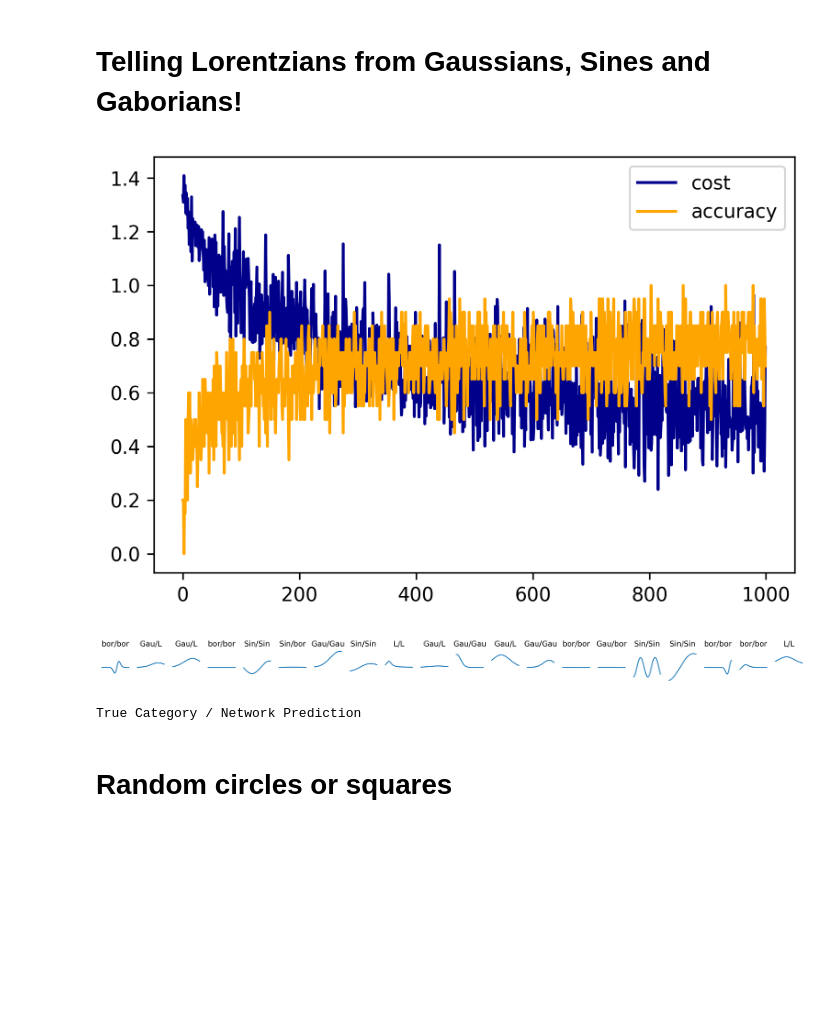
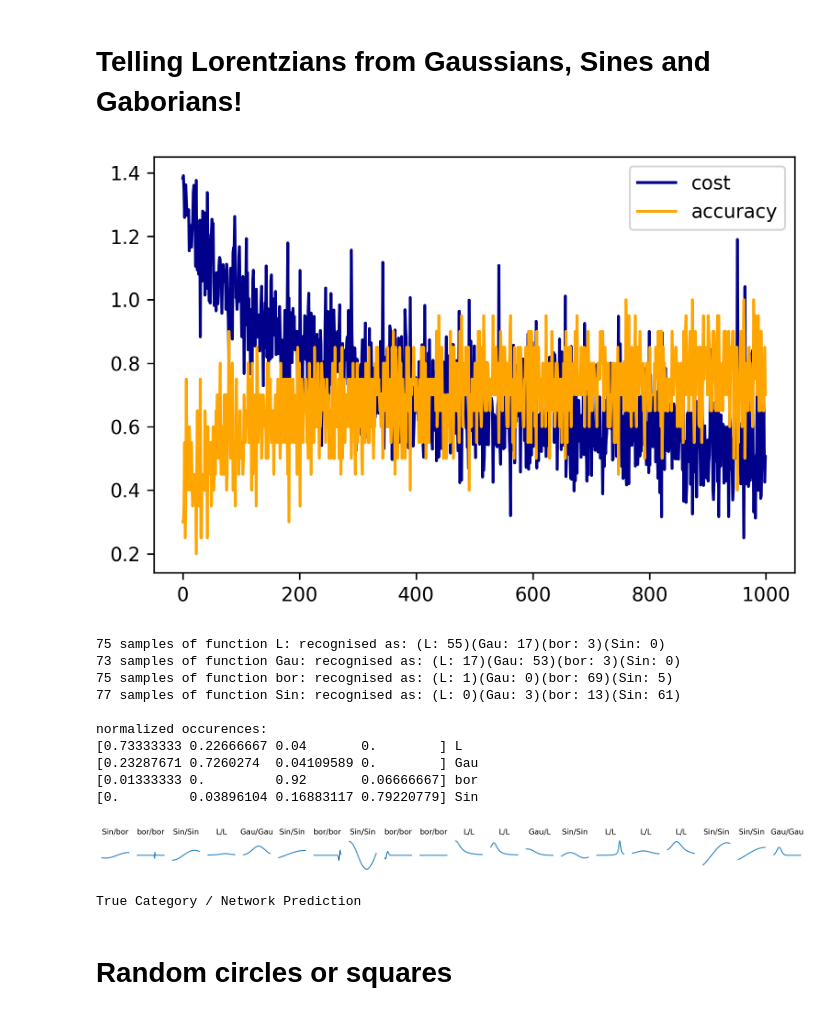
Before and after one commit to FlorianMarquardt/machine-learning-for-physicists, a Jupyter notebook: 04_homework_ImageRecognition.ipynb, the cells around one changed output. Saved outputs shown, nothing was run; the diff lists cells and outputs as text; code cells hidden in the pictures; blank space fills up the shorter version.

```diff
--- a/04_homework_ImageRecognition.ipynb
+++ b/04_homework_ImageRecognition.ipynb
@@ -65,7 +65,7 @@ functions = [ params_Gabor, params_Gauss]
 functions = [ params_Sine, params_Gauss]
 functions = [ params_Gabor, params_Sine]
 functions = [ params_Gabor, params_Sine, params_Gauss]
-functions = [ params_Gabor, params_Sine, params_Lorentz, params_Gauss]
+functions = [ params_Lorentz, params_Gauss, params_Gabor, params_Sine]
 
 
 N=100 # number of pixels in 'image'
@@ -120,28 +120,64 @@ for j in range(steps):
         plt.legend()
         plt.show()
 # %% [output]
-[figure, old version]
+[figure, new version]
 # %%
+# make test set
+n_samples=300
+y_in,y_target,names=my_generator1D(n_samples,x)
+y_pred=Net.predict_on_batch(y_in)
+
+correlation = np.zeros((len(functions),len(functions)))
+
+check_sum = np.zeros(len(functions))
+for j in range(n_samples):
+    correlation[np.argmax(y_target[j,:]), np.argmax(y_pred[j,:])]+=int(1)
+
+
+sum_targets = np.sum(correlation, axis=1)
+
+# print(str(correlation))
+# print(str(sum_targets[:,None]))
+
+for j in range(len(functions)):
+  text = str(int(sum_targets[j]))+" samples of function "+functions[j]["name"]+": "+\
+  "recognised as: "
+  for k in range (len(functions)):
+    text += "("+functions[k]["name"]+": "+str(int(correlation[j,k]))+")"
+  print (text)
+correlation = correlation[:,:]/sum_targets[:,None]
+
+print("\nnormalized occurences:")
+for j in range(len(functions)):
+  print (str(correlation[j,:])+" "+functions[j]["name"])
 # plot some examples:
 
-y_pred=Net.predict_on_batch(y_in)
 n_samples=20
 fig,ax=plt.subplots(ncols=n_samples,nrows=1,figsize=(n_samples,1))
 Name={}
 Name[True]="L" # Lorentz
 Name[False]="G" # Gauss
 for j in range(n_samples):
     ax[j].plot(y_in[j,:])
     ax[j].set_ylim([-1,1])
     ax[j].axis('off')
-    ax[j].set_title(Name[y_target[j,0]>0.5]+"/"+Name[y_pred[j,0]>0.5])
     ax[j].set_title(names[np.argmax(y_target[j,:])]+"/"+names[np.argmax(y_pred[j,:])])
 plt.show()
 
 print("True Category / Network Prediction")
 # %% [output]
+75 samples of function L: recognised as: (L: 55)(Gau: 17)(bor: 3)(Sin: 0)
+73 samples of function Gau: recognised as: (L: 17)(Gau: 53)(bor: 3)(Sin: 0)
+75 samples of function bor: recognised as: (L: 1)(Gau: 0)(bor: 69)(Sin: 5)
+77 samples of function Sin: recognised as: (L: 0)(Gau: 3)(bor: 13)(Sin: 61)
+
+normalized occurences:
+[0.73333333 0.22666667 0.04       0.        ] L
+[0.23287671 0.7260274  0.04109589 0.        ] Gau
+[0.01333333 0.         0.92       0.06666667] bor
+[0.         0.03896104 0.16883117 0.79220779] Sin
-[figure, old version]
+[figure, new version]
-True Category / Network Prediction
+True Category / Network Prediction
 # %% [markdown]
 # Random circles or squares
 # %%
```
